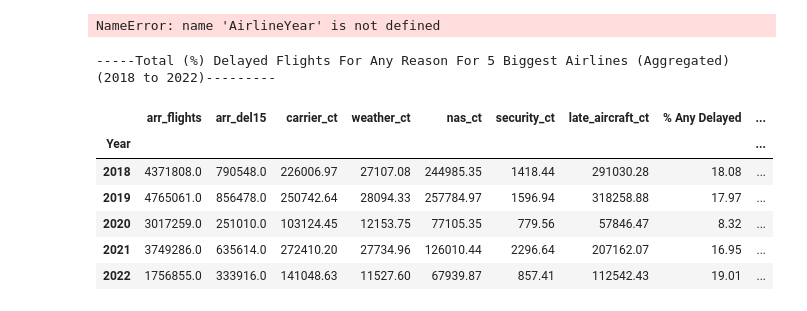
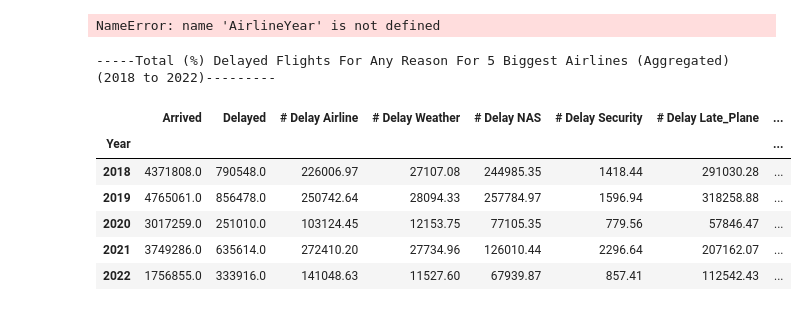
Before and after one commit to Tawn-Scotton/Team_3_Project_1, a Jupyter notebook: ProjectAirlineDelay.ipynb, the cells around one changed output. Cells and saved outputs as stored; diff of their text form; code cells hidden in the pictures.

```diff
--- a/ProjectAirlineDelay.ipynb
+++ b/ProjectAirlineDelay.ipynb
@@ -750,40 +782,48 @@ NameError: name 'AirlineYear' is not defined
 df_AirlineDelay_5CarrierReasons = df_AirlineCarrierDelay5yrs_refined_cols[["Year","airport","carrier_name","arr_flights","arr_del15","carrier_ct","weather_ct","nas_ct","security_ct","late_aircraft_ct" ]]
 
 #Aggregated Data by Year
 df_AirlineDelay_5CarrierReasons_Rollup = df_AirlineDelay_5CarrierReasons.groupby(["Year"]).sum()
 
 # #Calculate % amounts
 df2_AirlineDelay_5CarrierDel15 = (df_AirlineDelay_5CarrierReasons_Rollup['arr_del15'] / df_AirlineDelay_5CarrierReasons_Rollup['arr_flights'])*100
 df2_AirlineDelay_5Carrier = (df_AirlineDelay_5CarrierReasons_Rollup['carrier_ct'] / df_AirlineDelay_5CarrierReasons_Rollup['arr_del15'])*100
 df2_AirlineDelay_5CarrierWeather = (df_AirlineDelay_5CarrierReasons_Rollup['weather_ct'] / df_AirlineDelay_5CarrierReasons_Rollup['arr_del15'])*100
 df2_AirlineDelay_5CarrierNAS = (df_AirlineDelay_5CarrierReasons_Rollup['nas_ct'] / df_AirlineDelay_5CarrierReasons_Rollup['arr_del15'])*100
 df2_AirlineDelay_5CarrierSecurity = (df_AirlineDelay_5CarrierReasons_Rollup['security_ct'] / df_AirlineDelay_5CarrierReasons_Rollup['arr_del15'])*100
 df2_AirlineDelay_5Carrierlate_aircraft = (df_AirlineDelay_5CarrierReasons_Rollup['late_aircraft_ct'] / df_AirlineDelay_5CarrierReasons_Rollup['arr_del15'])*100
 
 
 ###Adding new columns which holds percentage amounts
 df_AirlineDelay_5CarrierReasons_Rollup["% Any Delayed"] =  round(df2_AirlineDelay_5CarrierDel15,2)
 df_AirlineDelay_5CarrierReasons_Rollup["% Delayed d/t Airline"] = round(df2_AirlineDelay_5Carrier,2)
 df_AirlineDelay_5CarrierReasons_Rollup["% Delayed d/t Weather"] = round(df2_AirlineDelay_5CarrierWeather,2)
 df_AirlineDelay_5CarrierReasons_Rollup["% Delayed d/t NAS"] = round(df2_AirlineDelay_5CarrierNAS,2)
 df_AirlineDelay_5CarrierReasons_Rollup["% Delayed d/t Security"] = round(df2_AirlineDelay_5CarrierSecurity,2)
 df_AirlineDelay_5CarrierReasons_Rollup["% Delayed d/t Late Aircraft"] = round(df2_AirlineDelay_5Carrierlate_aircraft,2)
 
+df_AirlineDelay_5CarrierReasons_Rollup = df_AirlineDelay_5CarrierReasons_Rollup.rename(columns={"arr_flights": "Arrived"})
+df_AirlineDelay_5CarrierReasons_Rollup = df_AirlineDelay_5CarrierReasons_Rollup.rename(columns={"arr_del15": "Delayed"})
+df_AirlineDelay_5CarrierReasons_Rollup = df_AirlineDelay_5CarrierReasons_Rollup.rename(columns={"carrier_ct": "# Delay Airline"})
+df_AirlineDelay_5CarrierReasons_Rollup = df_AirlineDelay_5CarrierReasons_Rollup.rename(columns={"weather_ct": "# Delay Weather"})
+df_AirlineDelay_5CarrierReasons_Rollup = df_AirlineDelay_5CarrierReasons_Rollup.rename(columns={"nas_ct": "# Delay NAS"})
+df_AirlineDelay_5CarrierReasons_Rollup = df_AirlineDelay_5CarrierReasons_Rollup.rename(columns={"security_ct": "# Delay Security"})
+df_AirlineDelay_5CarrierReasons_Rollup = df_AirlineDelay_5CarrierReasons_Rollup.rename(columns={"late_aircraft_ct": "# Delay Late_Plane"})
+
 print(f"-----Total (%) Delayed Flights For Any Reason For 5 Biggest Airlines (Aggregated) (2018 to 2022)---------")
 df_AirlineDelay_5CarrierReasons_Rollup
 
 # Table 9
 
 # Jamie - Show table before the pie chart - presentation
 # %% [output]
 -----Total (%) Delayed Flights For Any Reason For 5 Biggest Airlines (Aggregated) (2018 to 2022)---------
-|  | arr_flights | arr_del15 | carrier_ct | weather_ct | nas_ct | security_ct | late_aircraft_ct | % Any Delayed | ... |
-| Year |  |  |  |  |  |  |  |  | ... |
-| 2018 | 4371808.0 | 790548.0 | 226006.97 | 27107.08 | 244985.35 | 1418.44 | 291030.28 | 18.08 | ... |
-| 2019 | 4765061.0 | 856478.0 | 250742.64 | 28094.33 | 257784.97 | 1596.94 | 318258.88 | 17.97 | ... |
-| 2020 | 3017259.0 | 251010.0 | 103124.45 | 12153.75 | 77105.35 | 779.56 | 57846.47 | 8.32 | ... |
-| 2021 | 3749286.0 | 635614.0 | 272410.20 | 27734.96 | 126010.44 | 2296.64 | 207162.07 | 16.95 | ... |
-| 2022 | 1756855.0 | 333916.0 | 141048.63 | 11527.60 | 67939.87 | 857.41 | 112542.43 | 19.01 | ... |
+|  | Arrived | Delayed | # Delay Airline | # Delay Weather | # Delay NAS | # Delay Security | # Delay Late_Plane | ... |
+| Year |  |  |  |  |  |  |  | ... |
+| 2018 | 4371808.0 | 790548.0 | 226006.97 | 27107.08 | 244985.35 | 1418.44 | 291030.28 | ... |
+| 2019 | 4765061.0 | 856478.0 | 250742.64 | 28094.33 | 257784.97 | 1596.94 | 318258.88 | ... |
+| 2020 | 3017259.0 | 251010.0 | 103124.45 | 12153.75 | 77105.35 | 779.56 | 57846.47 | ... |
+| 2021 | 3749286.0 | 635614.0 | 272410.20 | 27734.96 | 126010.44 | 2296.64 | 207162.07 | ... |
+| 2022 | 1756855.0 | 333916.0 | 141048.63 | 11527.60 | 67939.87 | 857.41 | 112542.43 | ... |
 # %%
 # Refine Table 8 grouping it by airline
 
```
Also changed, not shown: parts of 12 cells of this notebook, 1 other file.
